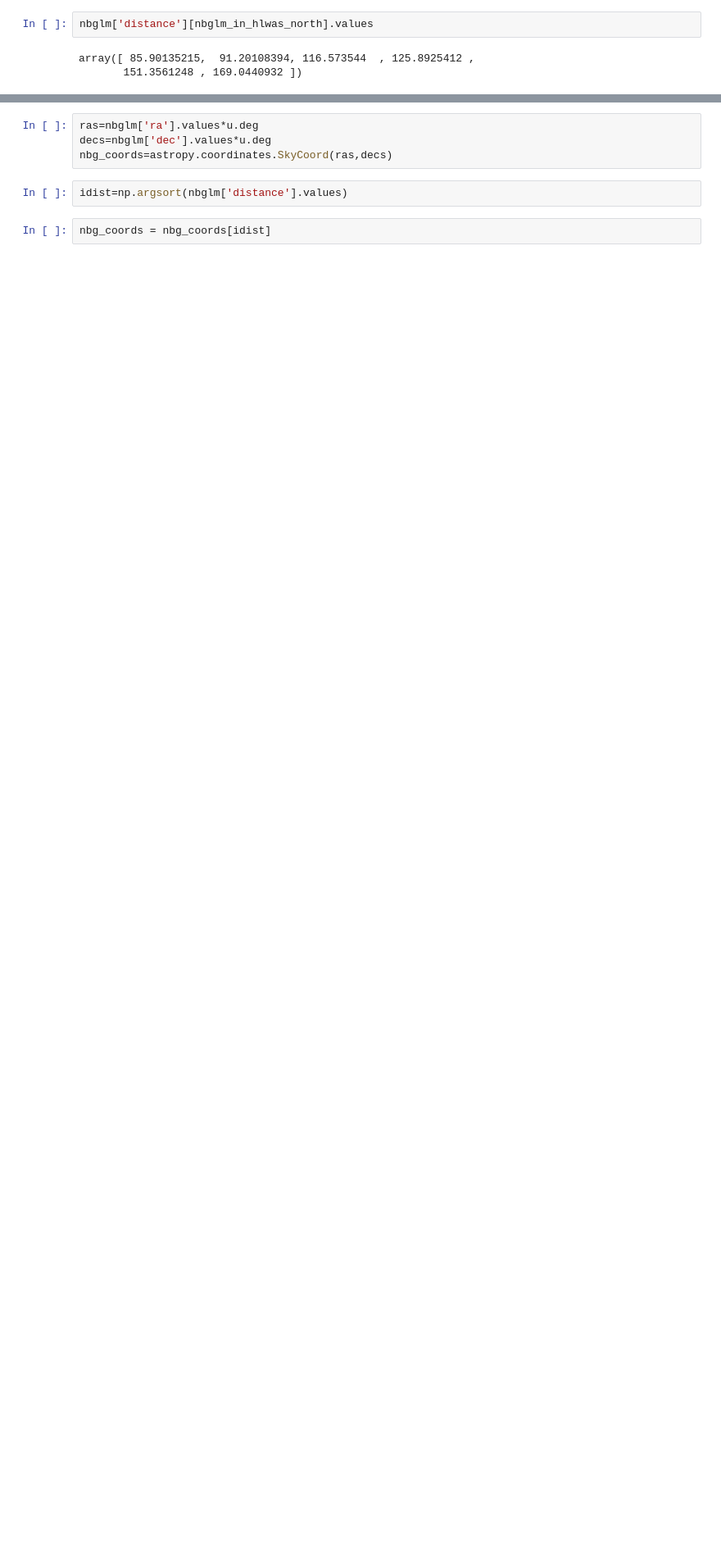
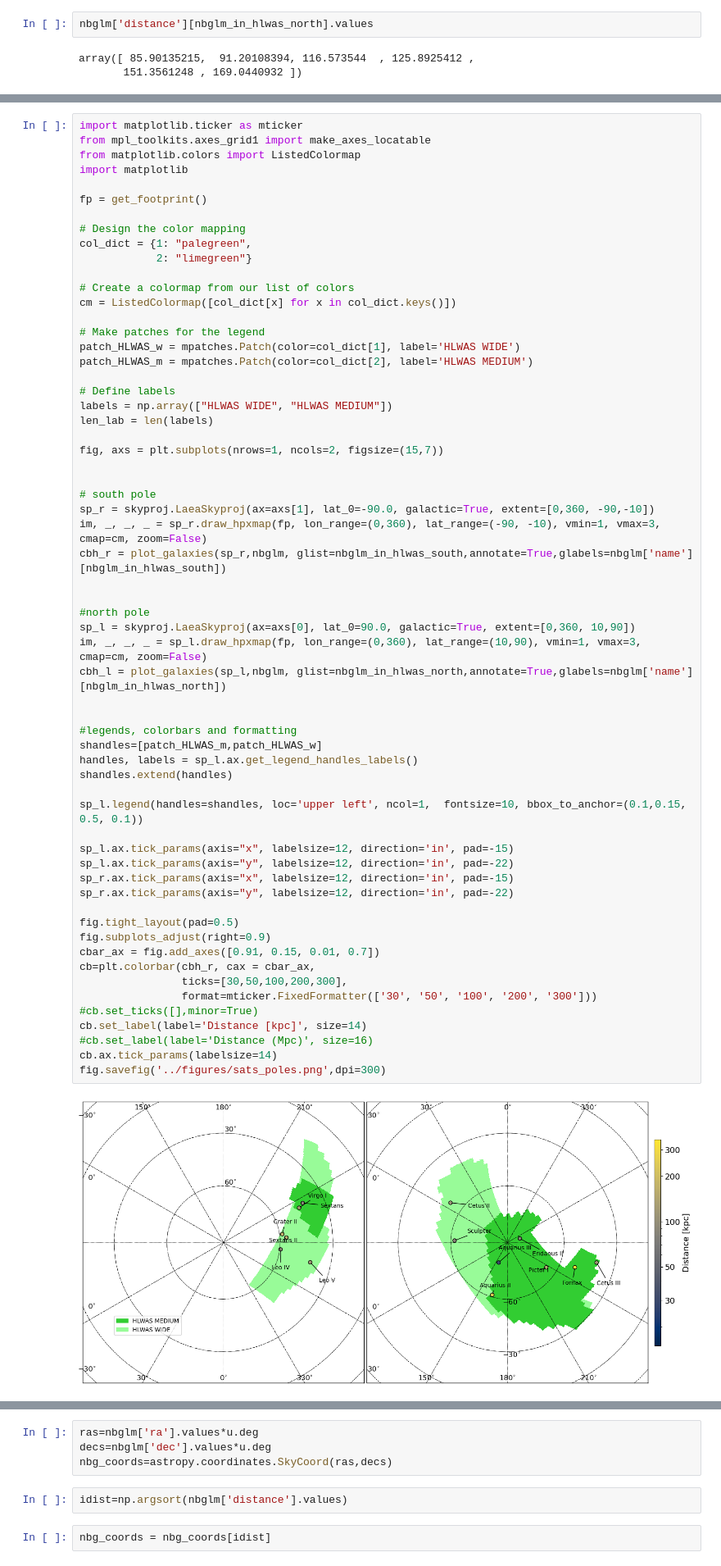
Before and after one commit to Dynamics-Penn/roman-nearfield, a Jupyter notebook: notebooks/ccs_footprints_sats.ipynb, the cells around one changed output, grey strips where cells are left out. Shown at 82% size. Drawn from its saved outputs; the diff is of its cells as text; blank space fills up the shorter version.

Commit message:
figure for satellites only

```diff
--- a/notebooks/ccs_footprints_sats.ipynb
+++ b/notebooks/ccs_footprints_sats.ipynb
@@ -342,0 +439,63 @@ fig_sats_S.savefig('../figures/sats_south.png',dpi=300)
+# %%
+import matplotlib.ticker as mticker
+from mpl_toolkits.axes_grid1 import make_axes_locatable
+from matplotlib.colors import ListedColormap
+import matplotlib
+
+fp = get_footprint()
+
+# Design the color mapping
+col_dict = {1: "palegreen",
+            2: "limegreen"}
+
+# Create a colormap from our list of colors
+cm = ListedColormap([col_dict[x] for x in col_dict.keys()])
+
+# Make patches for the legend
+patch_HLWAS_w = mpatches.Patch(color=col_dict[1], label='HLWAS WIDE')
+patch_HLWAS_m = mpatches.Patch(color=col_dict[2], label='HLWAS MEDIUM')
+
+# Define labels
+labels = np.array(["HLWAS WIDE", "HLWAS MEDIUM"])
+len_lab = len(labels)
+
+fig, axs = plt.subplots(nrows=1, ncols=2, figsize=(15,7))
+
+
+# south pole
+sp_r = skyproj.LaeaSkyproj(ax=axs[1], lat_0=-90.0, galactic=True, extent=[0,360, -90,-10])
+im, _, _, _ = sp_r.draw_hpxmap(fp, lon_range=(0,360), lat_range=(-90, -10), vmin=1, vmax=3, cmap=cm, zoom=False)
+cbh_r = plot_galaxies(sp_r,nbglm, glist=nbglm_in_hlwas_south,annotate=True,glabels=nbglm['name'][nbglm_in_hlwas_south])
+
+
+#north pole
+sp_l = skyproj.LaeaSkyproj(ax=axs[0], lat_0=90.0, galactic=True, extent=[0,360, 10,90])
+im, _, _, _ = sp_l.draw_hpxmap(fp, lon_range=(0,360), lat_range=(10,90), vmin=1, vmax=3, cmap=cm, zoom=False)
+cbh_l = plot_galaxies(sp_l,nbglm, glist=nbglm_in_hlwas_north,annotate=True,glabels=nbglm['name'][nbglm_in_hlwas_north])
+
+
+#legends, colorbars and formatting
+shandles=[patch_HLWAS_m,patch_HLWAS_w]
+handles, labels = sp_l.ax.get_legend_handles_labels()
+shandles.extend(handles)
+
+sp_l.legend(handles=shandles, loc='upper left', ncol=1,  fontsize=10, bbox_to_anchor=(0.1,0.15, 0.5, 0.1))
+
+sp_l.ax.tick_params(axis="x", labelsize=12, direction='in', pad=-15)
+sp_l.ax.tick_params(axis="y", labelsize=12, direction='in', pad=-22)
+sp_r.ax.tick_params(axis="x", labelsize=12, direction='in', pad=-15)
+sp_r.ax.tick_params(axis="y", labelsize=12, direction='in', pad=-22)
+
+fig.tight_layout(pad=0.5)
+fig.subplots_adjust(right=0.9)
+cbar_ax = fig.add_axes([0.91, 0.15, 0.01, 0.7])
+cb=plt.colorbar(cbh_r, cax = cbar_ax,
+                ticks=[30,50,100,200,300],
+                format=mticker.FixedFormatter(['30', '50', '100', '200', '300']))
+#cb.set_ticks([],minor=True)
+cb.set_label(label='Distance [kpc]', size=14)
+#cb.set_label(label='Distance (Mpc)', size=16)
+cb.ax.tick_params(labelsize=14)
+fig.savefig('../figures/sats_poles.png',dpi=300)
+# %% [output]
+[figure, added]
```
Also changed, not shown: parts of 10 cells of this notebook, 5 other files.
